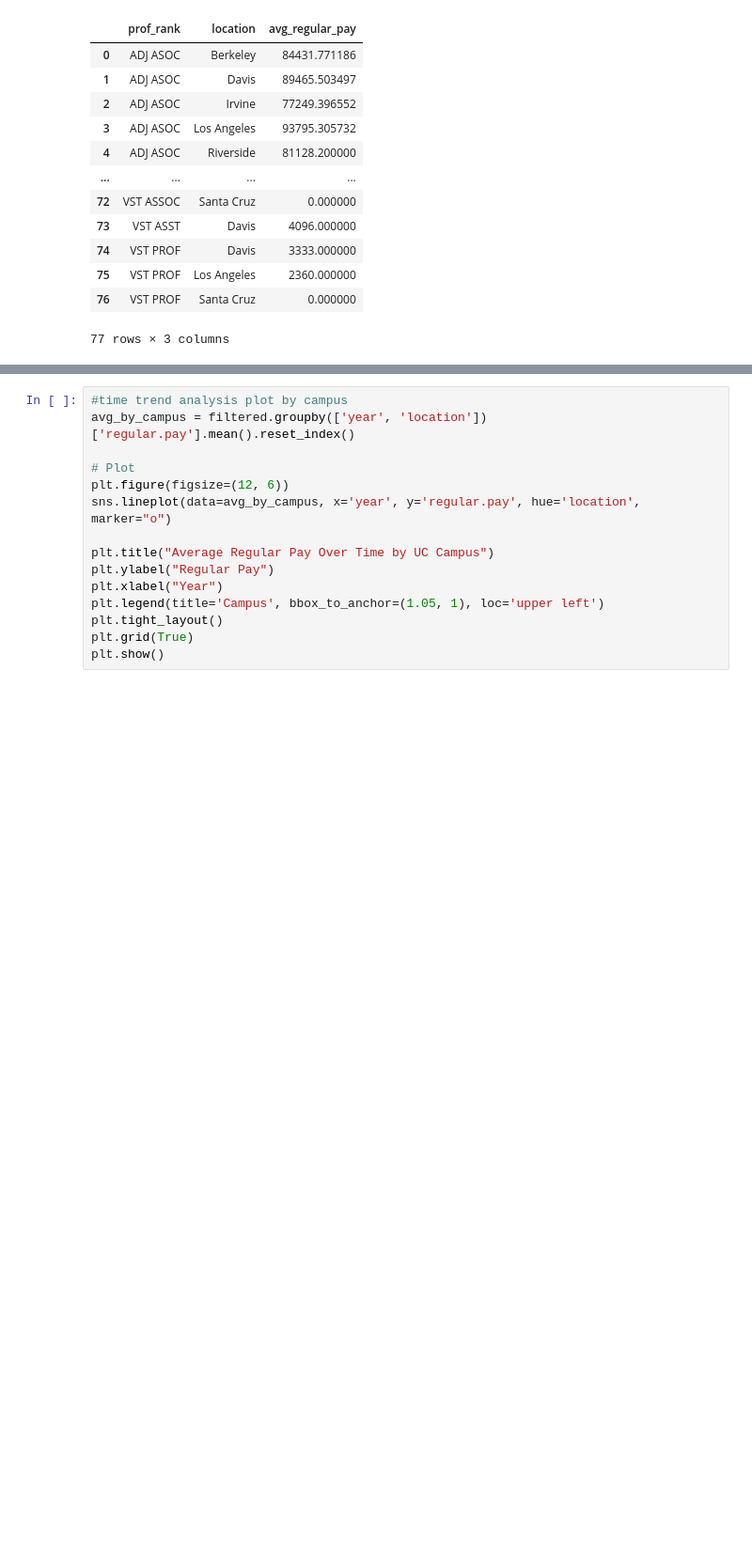
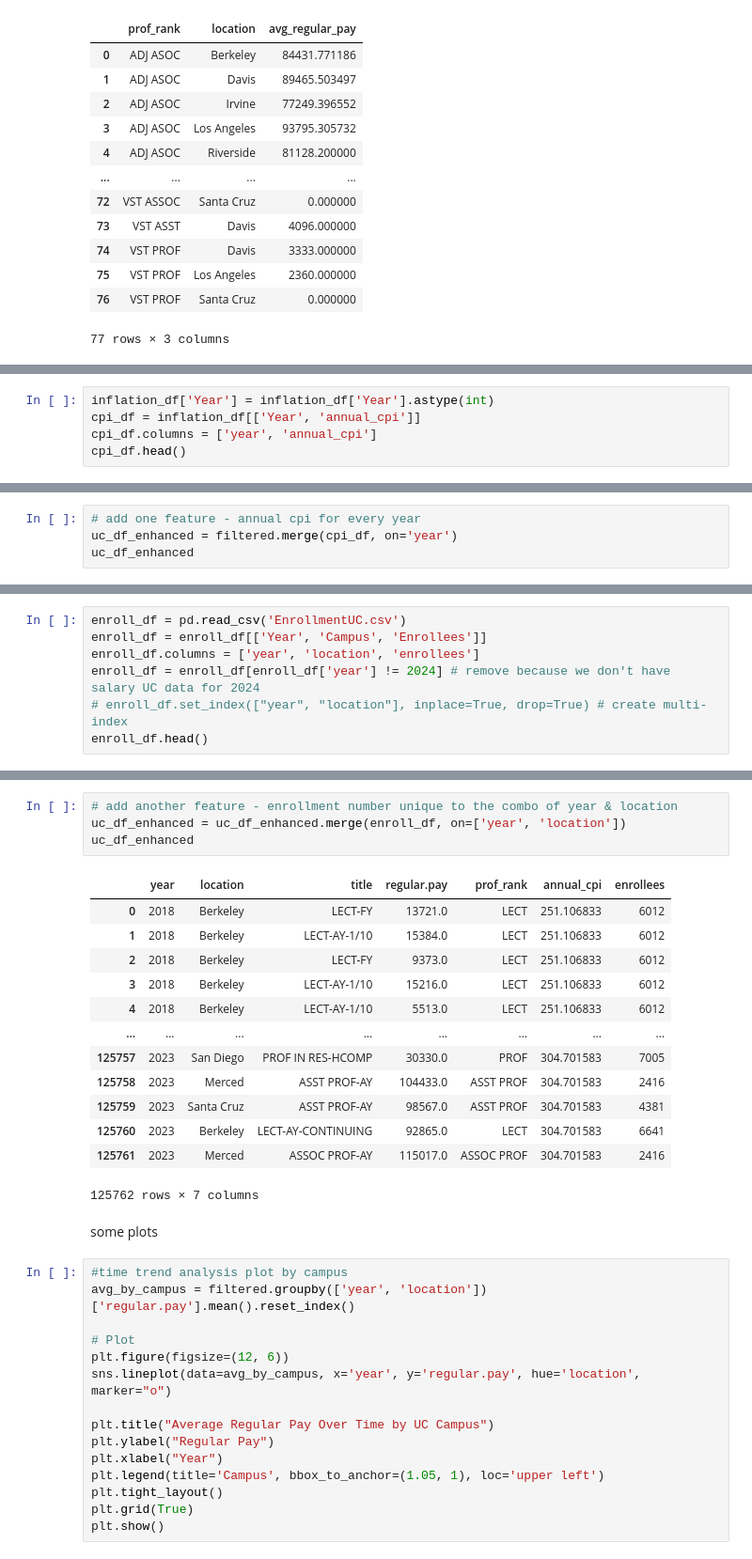
Before and after one commit to nilsberzins/stat-405-final, a Jupyter notebook: EDA405.ipynb, the cells around one changed output, grey strips where cells are left out. Shown at 94% size. Saved outputs shown, nothing was run; the diff lists cells and outputs as text; blank space fills up the shorter version.

```diff
--- a/EDA405.ipynb
+++ b/EDA405.ipynb
@@ -205,0 +250,5 @@ avg_salary
+# %%
+inflation_df['Year'] = inflation_df['Year'].astype(int)
+cpi_df = inflation_df[['Year', 'annual_cpi']]
+cpi_df.columns = ['year', 'annual_cpi']
+cpi_df.head()
@@ -205,0 +279,4 @@ avg_salary
+# %%
+# add one feature - annual cpi for every year
+uc_df_enhanced = filtered.merge(cpi_df, on='year')
+uc_df_enhanced
@@ -205,0 +297,7 @@ avg_salary
+# %%
+enroll_df = pd.read_csv('EnrollmentUC.csv')
+enroll_df = enroll_df[['Year', 'Campus', 'Enrollees']]
+enroll_df.columns = ['year', 'location', 'enrollees']
+enroll_df = enroll_df[enroll_df['year'] != 2024] # remove because we don't have salary UC data for 2024
+# enroll_df.set_index(["year", "location"], inplace=True, drop=True) # create multi-index
+enroll_df.head()
@@ -206,3 +311,23 @@ avg_salary
+# %%
+# add another feature - enrollment number unique to the combo of year & location
+uc_df_enhanced = uc_df_enhanced.merge(enroll_df, on=['year', 'location'])
+uc_df_enhanced
+# %% [output]
+|  | year | location | title | regular.pay | prof_rank | annual_cpi | enrollees |
+| 0 | 2018 | Berkeley | LECT-FY | 13721.0 | LECT | 251.106833 | 6012 |
+| 1 | 2018 | Berkeley | LECT-AY-1/10 | 15384.0 | LECT | 251.106833 | 6012 |
+| 2 | 2018 | Berkeley | LECT-FY | 9373.0 | LECT | 251.106833 | 6012 |
+| 3 | 2018 | Berkeley | LECT-AY-1/10 | 15216.0 | LECT | 251.106833 | 6012 |
+| 4 | 2018 | Berkeley | LECT-AY-1/10 | 5513.0 | LECT | 251.106833 | 6012 |
+| ... | ... | ... | ... | ... | ... | ... | ... |
+| 125757 | 2023 | San Diego | PROF IN RES-HCOMP | 30330.0 | PROF | 304.701583 | 7005 |
+| 125758 | 2023 | Merced | ASST PROF-AY | 104433.0 | ASST PROF | 304.701583 | 2416 |
+| 125759 | 2023 | Santa Cruz | ASST PROF-AY | 98567.0 | ASST PROF | 304.701583 | 4381 |
+| 125760 | 2023 | Berkeley | LECT-AY-CONTINUING | 92865.0 | LECT | 304.701583 | 6641 |
+| 125761 | 2023 | Merced | ASSOC PROF-AY | 115017.0 | ASSOC PROF | 304.701583 | 2416 |
+125762 rows × 7 columns
+# %% [markdown]
+some plots
 # %%
 #time trend analysis plot by campus
 avg_by_campus = filtered.groupby(['year', 'location'])['regular.pay'].mean().reset_index()
```
Also changed, not shown: parts of 19 cells of this notebook.
